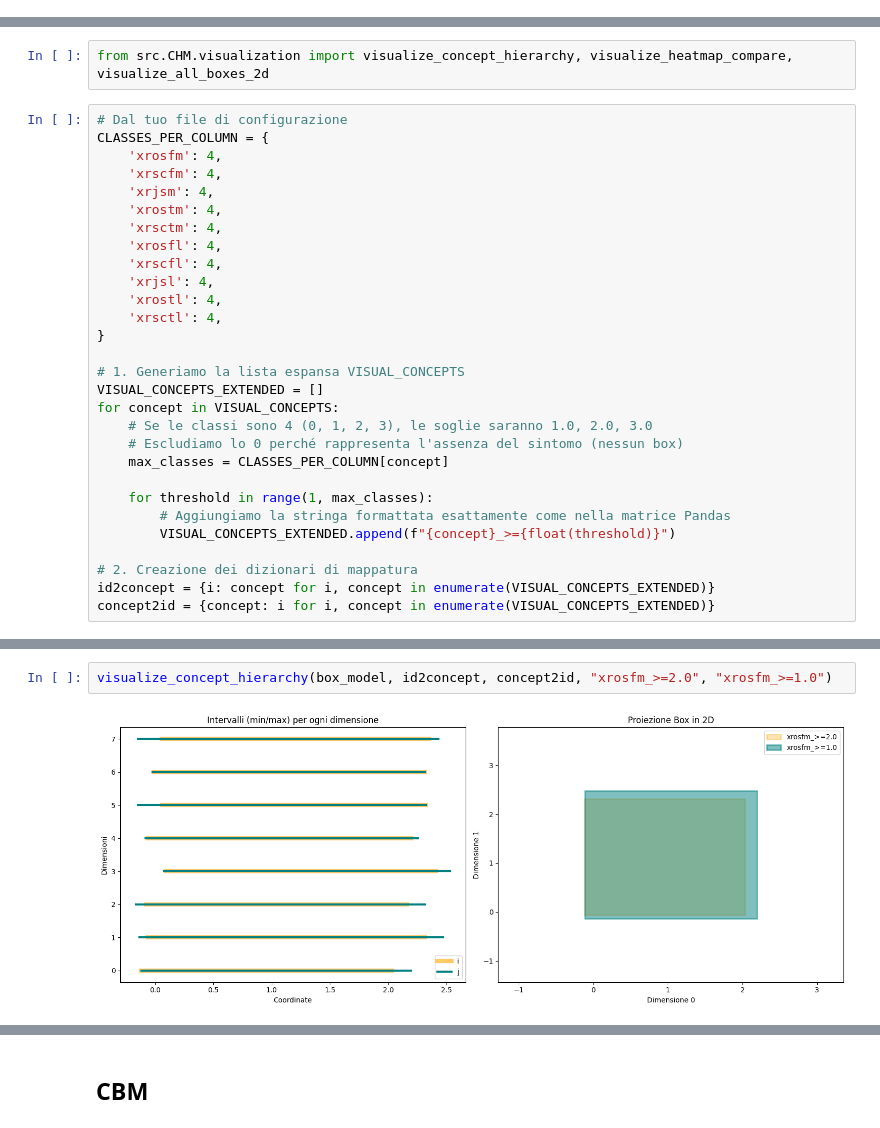
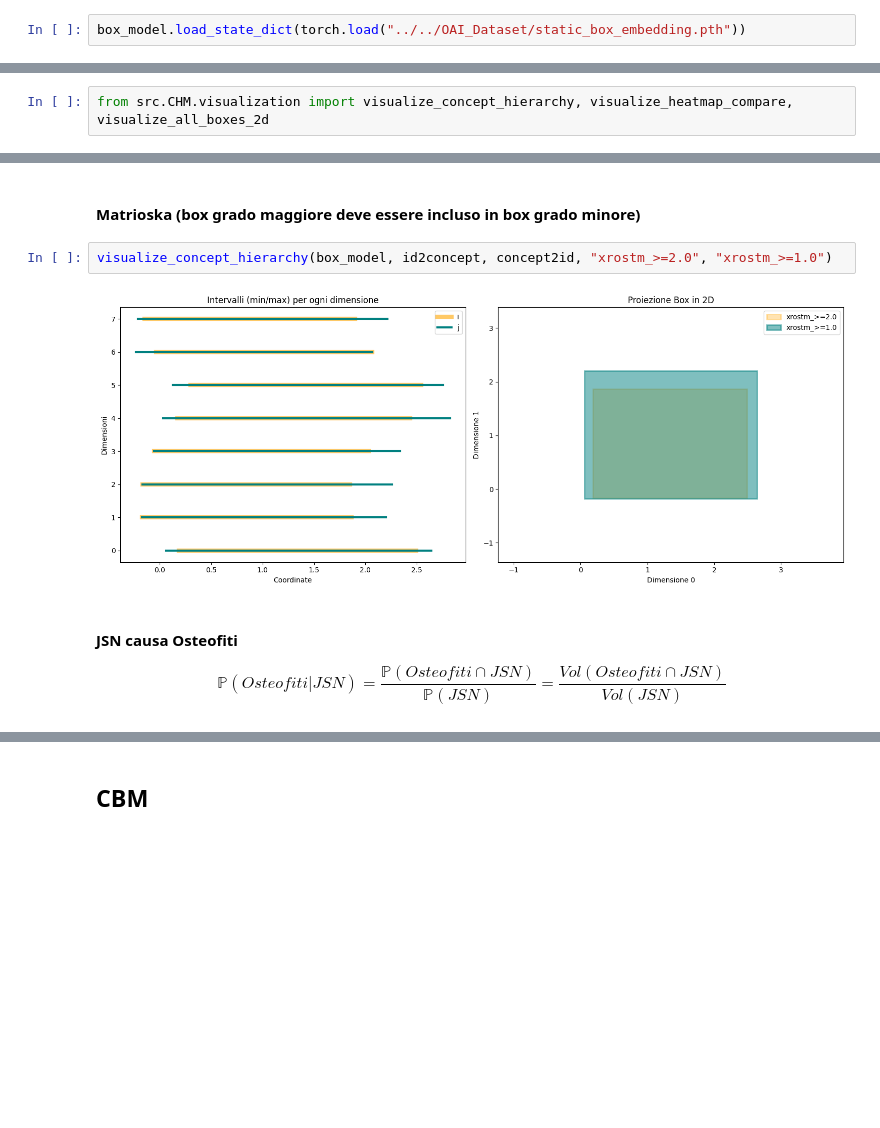
Before and after one commit to stefano-gamba/BoxEmbeddingCBM, a Jupyter notebook: notebooks/OAI/be_empirical_static.ipynb, the cells around one changed output, grey strips where cells are left out. Drawn from its saved outputs; the diff is of its cells as text; blank space fills up the shorter version.

```diff
--- a/notebooks/OAI/be_empirical_static.ipynb
+++ b/notebooks/OAI/be_empirical_static.ipynb
@@ -249,0 +192,2 @@ Addestramento completato!
+# %%
+box_model.load_state_dict(torch.load("../../OAI_Dataset/static_box_embedding.pth"))
@@ -251,35 +198,6 @@ Addestramento completato!
 ### Visualization
 # %%
 from src.CHM.visualization import visualize_concept_hierarchy, visualize_heatmap_compare, visualize_all_boxes_2d
-# %%
-# Dal tuo file di configurazione
-CLASSES_PER_COLUMN = {
-    'xrosfm': 4,
-    'xrscfm': 4,
-    'xrjsm': 4,
-    'xrostm': 4,
-    'xrsctm': 4,
-    'xrosfl': 4,
-    'xrscfl': 4,
-    'xrjsl': 4,
-    'xrostl': 4,
-    'xrsctl': 4,
-}
-
-# 1. Generiamo la lista espansa VISUAL_CONCEPTS
-VISUAL_CONCEPTS_EXTENDED = []
-for concept in VISUAL_CONCEPTS:
-    # Se le classi sono 4 (0, 1, 2, 3), le soglie saranno 1.0, 2.0, 3.0
-    # Escludiamo lo 0 perché rappresenta l'assenza del sintomo (nessun box)
-    max_classes = CLASSES_PER_COLUMN[concept]
-
-    for threshold in range(1, max_classes):
-        # Aggiungiamo la stringa formattata esattamente come nella matrice Pandas
-        VISUAL_CONCEPTS_EXTENDED.append(f"{concept}_>={float(threshold)}")
-
-# 2. Creazione dei dizionari di mappatura
-id2concept = {i: concept for i, concept in enumerate(VISUAL_CONCEPTS_EXTENDED)}
-concept2id = {concept: i for i, concept in enumerate(VISUAL_CONCEPTS_EXTENDED)}
 # %%
 # cambiare dim_x e dim_y (da 0 a 31) per esplorare la "forma" da diverse angolazioni
 visualize_all_boxes_2d(box_model, id2concept, dim_x=0, dim_y=1)
@@ -288,7 +206,13 @@ visualize_all_boxes_2d(box_model, id2concept, dim_x=0, dim_y=1)
+# %% [markdown]
+#### Matrioska (box grado maggiore deve essere incluso in box grado minore)
 # %%
-visualize_concept_hierarchy(box_model, id2concept, concept2id, "xrosfm_>=2.0", "xrosfm_>=1.0")
+visualize_concept_hierarchy(box_model, id2concept, concept2id, "xrostm_>=2.0", "xrostm_>=1.0")
 # %% [output]
-[figure, old version]
+[figure, new version]
+# %% [markdown]
+#### JSN causa Osteofiti
+
+$$\mathbb{P}(Osteofiti | JSN) = \frac{\mathbb{P}(Osteofiti \cap JSN)}{\mathbb{P}(JSN)} = \frac{Vol(Osteofiti \cap JSN)}{Vol(JSN)}$$
 # %%
 visualize_concept_hierarchy(box_model, id2concept, concept2id, "xrjsm_>=2.0", "xrosfm_>=1.0")
 # %% [output]
```
Also changed, not shown: parts of 30 cells of this notebook, 2 other files.
